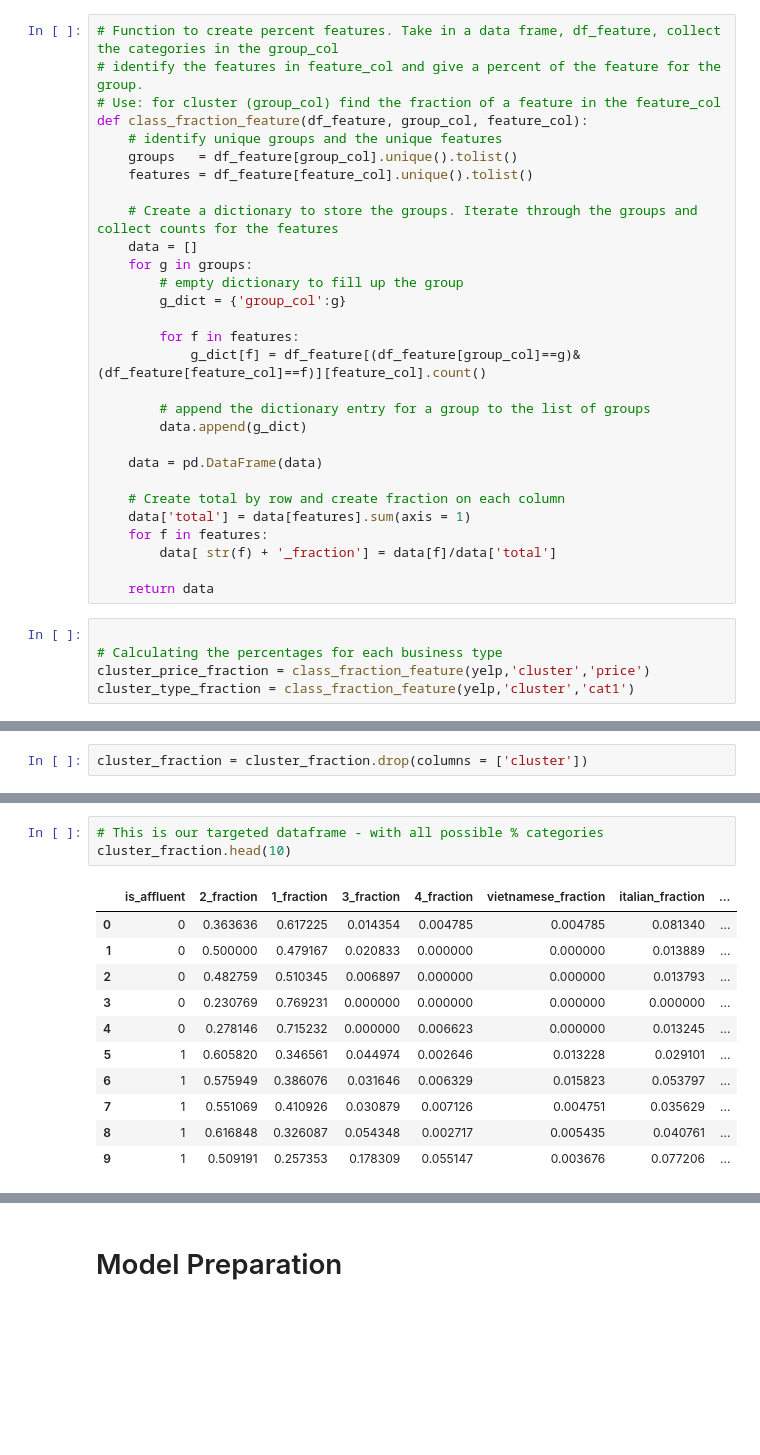
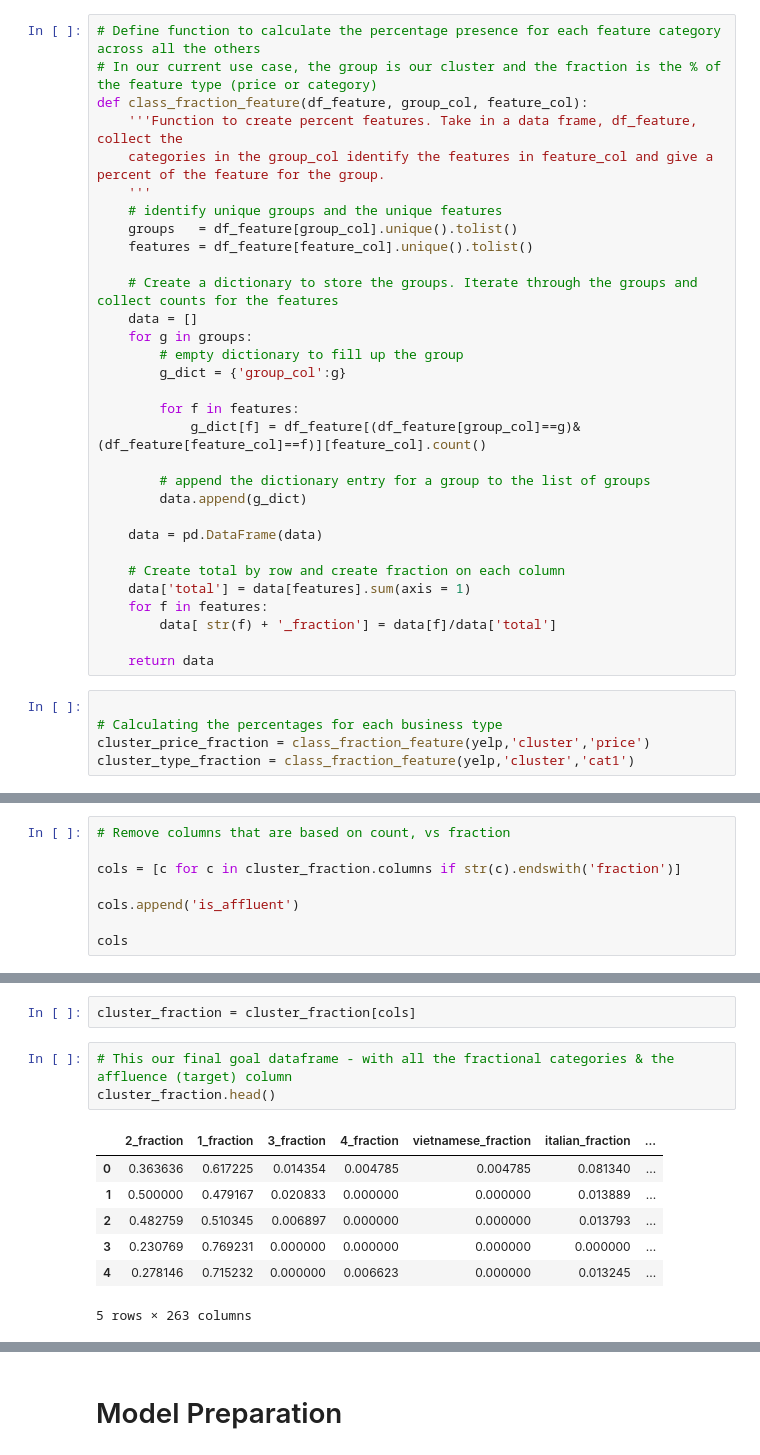
Before and after one commit to FredaXin/client_project, a Jupyter notebook: code/modeling_option_1.ipynb, the cells around one changed output, grey strips where cells are left out. Cells and saved outputs as stored; diff of their text form; blank space fills up the shorter version.

```diff
--- a/code/modeling_option_1.ipynb
+++ b/code/modeling_option_1.ipynb
@@ -67,8 +73,10 @@ yelp.head()
 # %%
-# Function to create percent features. Take in a data frame, df_feature, collect the categories in the group_col
-# identify the features in feature_col and give a percent of the feature for the group.
-# Use: for cluster (group_col) find the fraction of a feature in the feature_col
+# Define function to calculate the percentage presence for each feature category across all the others
+# In our current use case, the group is our cluster and the fraction is the % of the feature type (price or category)
 def class_fraction_feature(df_feature, group_col, feature_col):
+    '''Function to create percent features. Take in a data frame, df_feature, collect the
+    categories in the group_col identify the features in feature_col and give a percent of the feature for the group.
+    '''
     # identify unique groups and the unique features
     groups   = df_feature[group_col].unique().tolist()
     features = df_feature[feature_col].unique().tolist()
@@ -118,5 +145,3 @@ cluster_fraction.head()
 | 3 | 38 | 0 | 21 | 70 | 0 | 0 | 91 | 0.230769 | 0.769231 | 0.000000 | ... |
 | 4 | 56 | 0 | 42 | 108 | 0 | 1 | 151 | 0.278146 | 0.715232 | 0.000000 | ... |
 5 rows × 524 columns
-# %%
-cluster_fraction = cluster_fraction.drop(columns = ['cluster'])
@@ -453,0 +181,8 @@ cluster_fraction.head(10)
+# %%
+# Remove columns that are based on count, vs fraction
+
+cols = [c for c in cluster_fraction.columns if str(c).endswith('fraction')]
+
+cols.append('is_affluent')
+
+cols
@@ -454,15 +207,13 @@ cluster_fraction.head(10)
+# %%
+cluster_fraction = cluster_fraction[cols]
 # %%
-# This is our targeted dataframe - with all possible % categories
-cluster_fraction.head(10)
+# This our final goal dataframe - with all the fractional categories & the affluence (target) column
+cluster_fraction.head()
 # %% [output]
-|  | is_affluent | 2_fraction | 1_fraction | 3_fraction | 4_fraction | vietnamese_fraction | italian_fraction | ... |
-| 0 | 0 | 0.363636 | 0.617225 | 0.014354 | 0.004785 | 0.004785 | 0.081340 | ... |
-| 1 | 0 | 0.500000 | 0.479167 | 0.020833 | 0.000000 | 0.000000 | 0.013889 | ... |
-| 2 | 0 | 0.482759 | 0.510345 | 0.006897 | 0.000000 | 0.000000 | 0.013793 | ... |
-| 3 | 0 | 0.230769 | 0.769231 | 0.000000 | 0.000000 | 0.000000 | 0.000000 | ... |
-| 4 | 0 | 0.278146 | 0.715232 | 0.000000 | 0.006623 | 0.000000 | 0.013245 | ... |
-| 5 | 1 | 0.605820 | 0.346561 | 0.044974 | 0.002646 | 0.013228 | 0.029101 | ... |
-| 6 | 1 | 0.575949 | 0.386076 | 0.031646 | 0.006329 | 0.015823 | 0.053797 | ... |
-| 7 | 1 | 0.551069 | 0.410926 | 0.030879 | 0.007126 | 0.004751 | 0.035629 | ... |
-| 8 | 1 | 0.616848 | 0.326087 | 0.054348 | 0.002717 | 0.005435 | 0.040761 | ... |
-| 9 | 1 | 0.509191 | 0.257353 | 0.178309 | 0.055147 | 0.003676 | 0.077206 | ... |
+|  | 2_fraction | 1_fraction | 3_fraction | 4_fraction | vietnamese_fraction | italian_fraction | ... |
+| 0 | 0.363636 | 0.617225 | 0.014354 | 0.004785 | 0.004785 | 0.081340 | ... |
+| 1 | 0.500000 | 0.479167 | 0.020833 | 0.000000 | 0.000000 | 0.013889 | ... |
+| 2 | 0.482759 | 0.510345 | 0.006897 | 0.000000 | 0.000000 | 0.013793 | ... |
+| 3 | 0.230769 | 0.769231 | 0.000000 | 0.000000 | 0.000000 | 0.000000 | ... |
+| 4 | 0.278146 | 0.715232 | 0.000000 | 0.006623 | 0.000000 | 0.013245 | ... |
+5 rows × 263 columns
```
Also changed, not shown: parts of 52 cells of this notebook, 1 other file.
